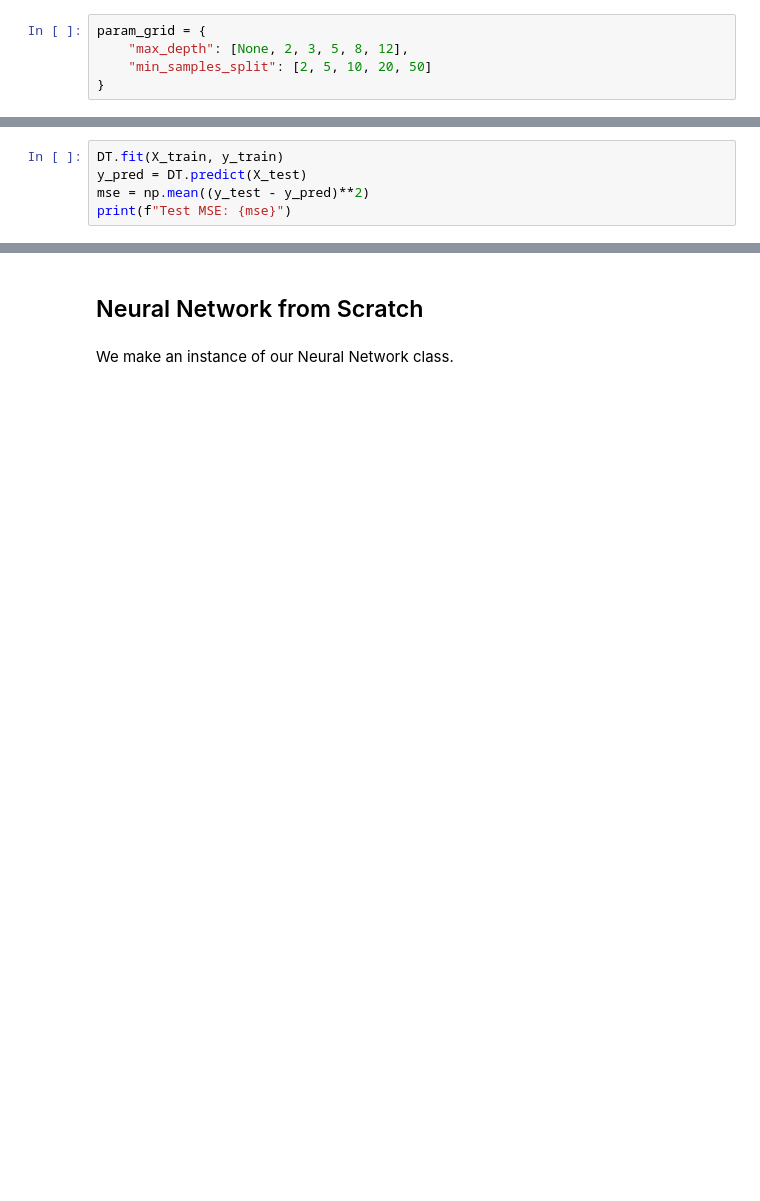
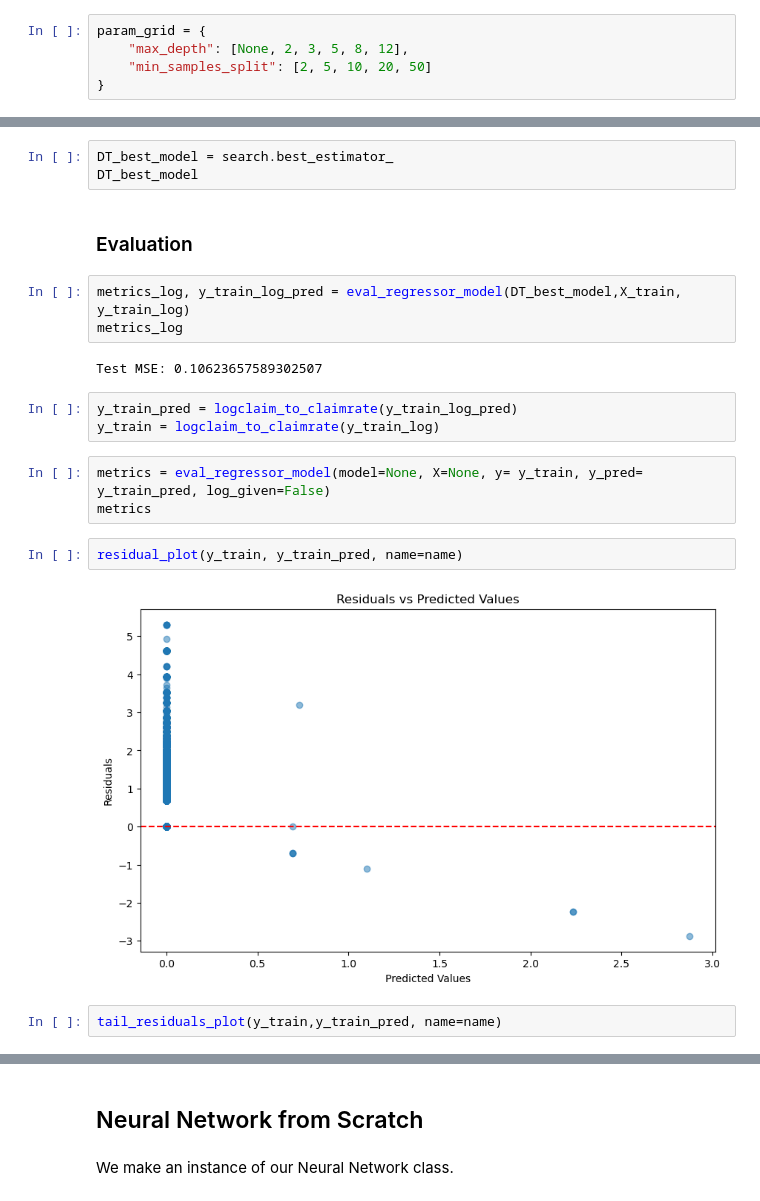
Before and after one commit to mindenki/2025-ITU-MachineLearning-Project-Claims-Risk-zrt, a Jupyter notebook: notebooks/04_Models_scratch.ipynb, the cells around one changed output, grey strips where cells are left out. Cells and saved outputs as stored; diff of their text form; blank space fills up the shorter version.

```diff
--- a/notebooks/04_Models_scratch.ipynb
+++ b/notebooks/04_Models_scratch.ipynb
@@ -50,5 +71,0 @@ KeyboardInterrupt:
-# %%
-DT.fit(X_train, y_train)
-y_pred = DT.predict(X_test)
-mse = np.mean((y_test - y_pred)**2)
-print(f"Test MSE: {mse}")
@@ -58,0 +72,22 @@ residual_plot(y_test, y_pred, title="Decision Tree Residual Plot")
+# %%
+DT_best_model = search.best_estimator_
+DT_best_model
+# %% [markdown]
+### Evaluation
+# %%
+metrics_log, y_train_log_pred = eval_regressor_model(DT_best_model,X_train, y_train_log)
+metrics_log
+# %% [output]
+Test MSE: 0.10623657589302507
+# %%
+y_train_pred = logclaim_to_claimrate(y_train_log_pred)
+y_train = logclaim_to_claimrate(y_train_log)
+# %%
+metrics = eval_regressor_model(model=None, X=None, y= y_train, y_pred= y_train_pred, log_given=False)
+metrics
+# %%
+residual_plot(y_train, y_train_pred, name=name)
+# %% [output]
+[figure, added]
+# %%
+tail_residuals_plot(y_train,y_train_pred, name=name)
```
Also changed, not shown: parts of 53 cells of this notebook, 1 other file.
